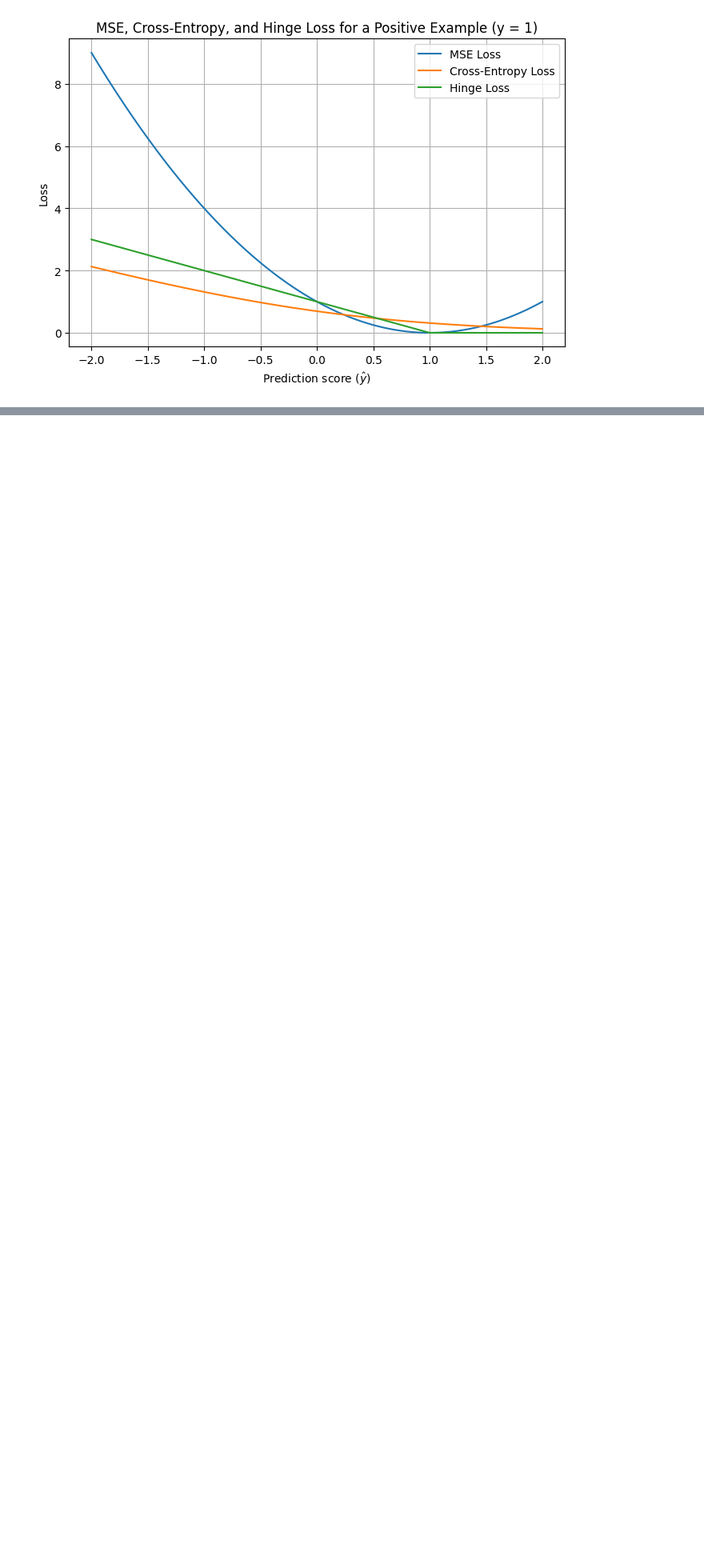
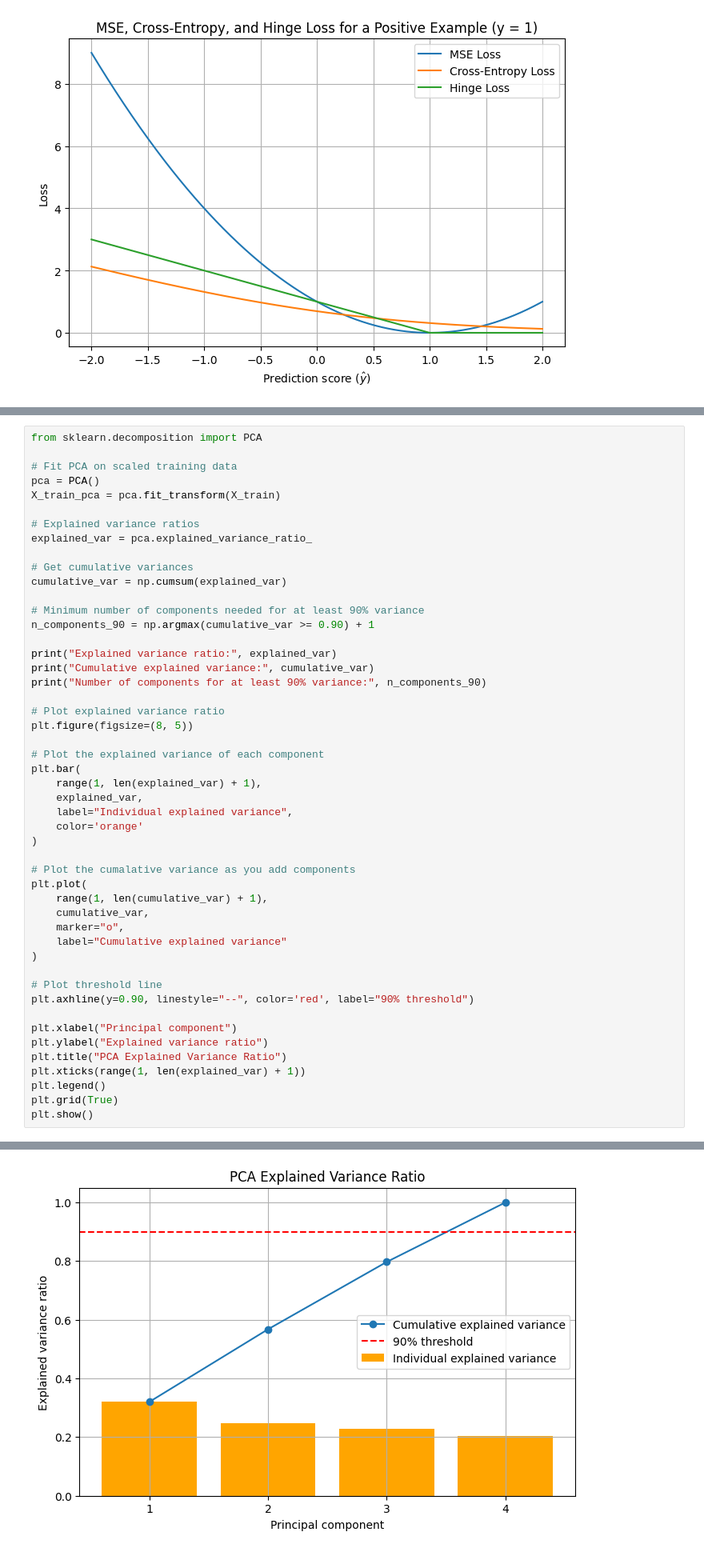
Before and after one commit to vbhaga89/MIT801_ML_Exam, a Jupyter notebook: questions.ipynb, the cells around one changed output, grey strips where cells are left out. Shown at 80% size. Cells and saved outputs as stored; diff of their text form; blank space fills up the shorter version.

```diff
--- a/questions.ipynb
+++ b/questions.ipynb
@@ -189,0 +191,50 @@ plt.show()
+# %%
+from sklearn.decomposition import PCA
+
+# Fit PCA on scaled training data
+pca = PCA()
+X_train_pca = pca.fit_transform(X_train)
+
+# Explained variance ratios
+explained_var = pca.explained_variance_ratio_
+
+# Get cumulative variances
+cumulative_var = np.cumsum(explained_var)
+
+# Minimum number of components needed for at least 90% variance
+n_components_90 = np.argmax(cumulative_var >= 0.90) + 1
+
+print("Explained variance ratio:", explained_var)
+print("Cumulative explained variance:", cumulative_var)
+print("Number of components for at least 90% variance:", n_components_90)
+
+# Plot explained variance ratio
+plt.figure(figsize=(8, 5))
+
+# Plot the explained variance of each component
+plt.bar(
+    range(1, len(explained_var) + 1),
+    explained_var,
+    label="Individual explained variance",
+    color='orange'
+)
+
+# Plot the cumalative variance as you add components
+plt.plot(
+    range(1, len(cumulative_var) + 1),
+    cumulative_var,
+    marker="o",
+    label="Cumulative explained variance"
+)
+
+# Plot threshold line
+plt.axhline(y=0.90, linestyle="--", color='red', label="90% threshold")
+
+plt.xlabel("Principal component")
+plt.ylabel("Explained variance ratio")
+plt.title("PCA Explained Variance Ratio")
+plt.xticks(range(1, len(explained_var) + 1))
+plt.legend()
+plt.grid(True)
+plt.show()
+# %% [output]
@@ -189,0 +244 @@ plt.show()
+[figure, added]
```
Also changed, not shown: parts of 5 cells of this notebook, 5 other files.
